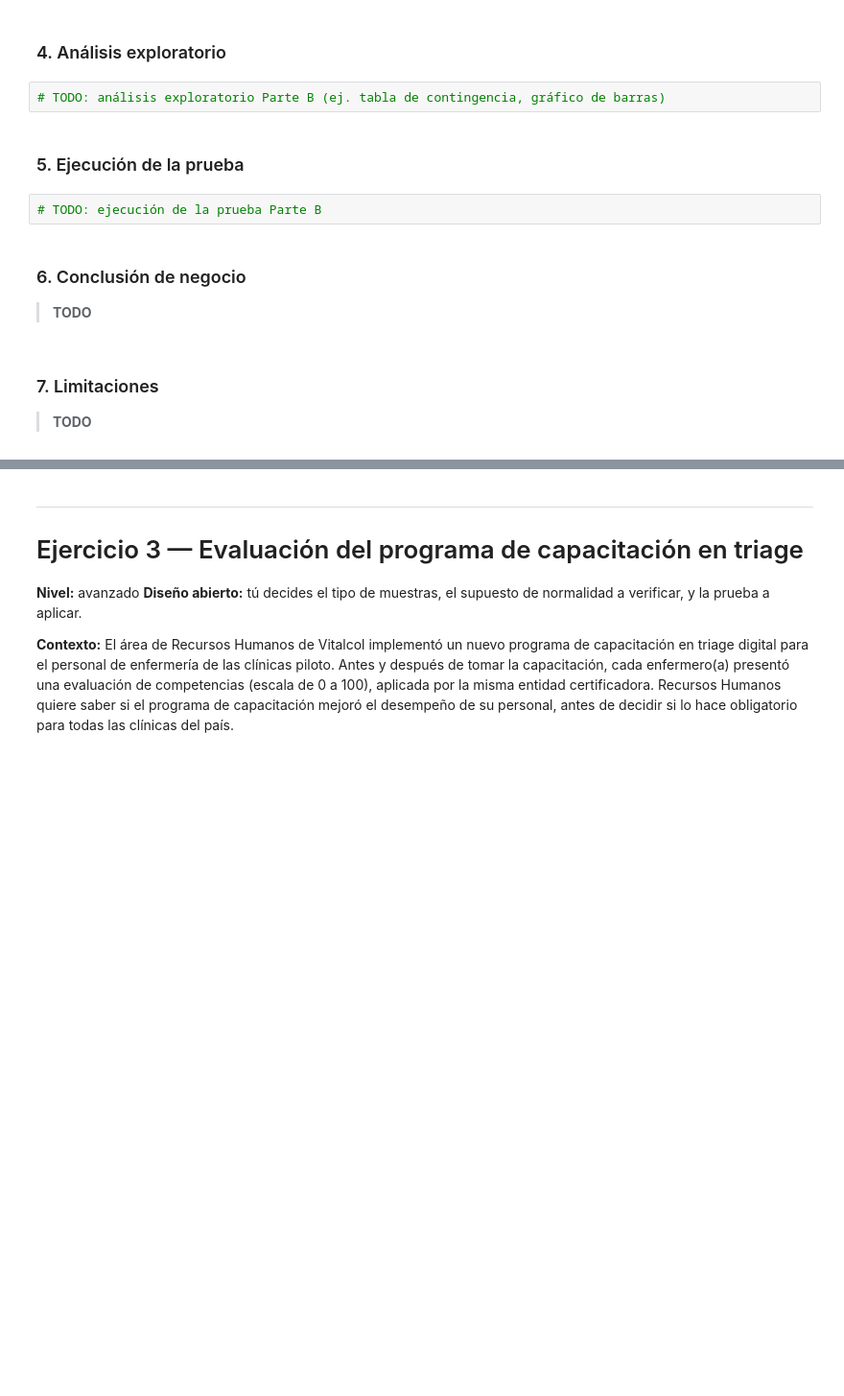
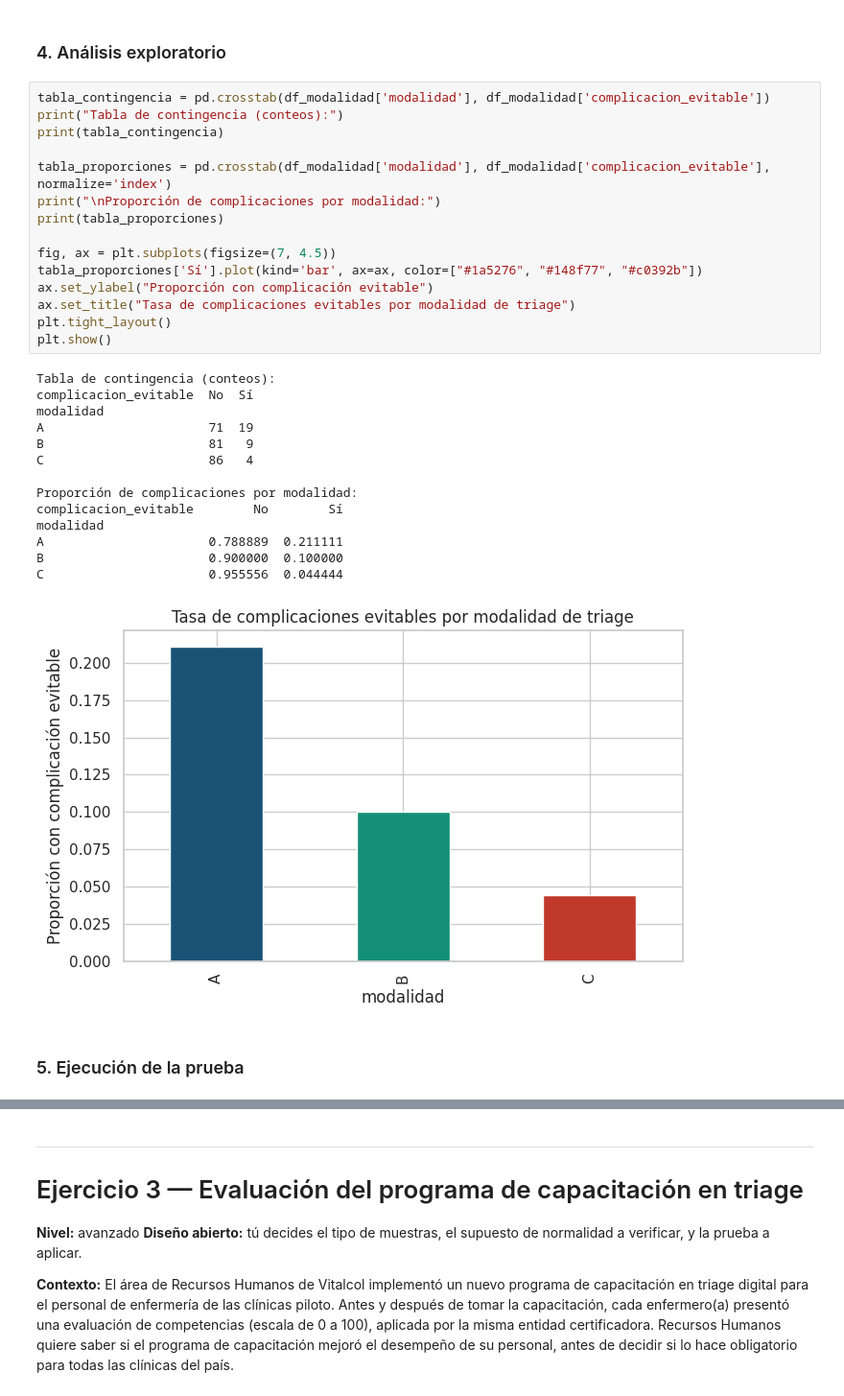
Before and after one commit to APES-M-JeissonS-JuanB/Sesion_3_Pruebas_de_hipotesis, a Jupyter notebook: Sanchez_Jeisson_y_Bogota_Juan_CasoEstudio_sesion3.ipynb, the cells around one changed output, grey strips where cells are left out. Shown at 96% size. Cells and saved outputs as stored; diff of their text form; blank space fills up the shorter version.

```diff
--- a/Sanchez_Jeisson_y_Bogota_Juan_CasoEstudio_sesion3.ipynb
+++ b/Sanchez_Jeisson_y_Bogota_Juan_CasoEstudio_sesion3.ipynb
@@ -306,16 +358,34 @@ Usa el DataFrame `df_modalidad`. ¿El tipo de modalidad está asociado con la oc
 # %% [markdown]
 ### 4. Análisis exploratorio
-# %%
-# TODO: análisis exploratorio Parte B (ej. tabla de contingencia, gráfico de barras)
+# %%
+tabla_contingencia = pd.crosstab(df_modalidad['modalidad'], df_modalidad['complicacion_evitable'])
+print("Tabla de contingencia (conteos):")
+print(tabla_contingencia)
+
+tabla_proporciones = pd.crosstab(df_modalidad['modalidad'], df_modalidad['complicacion_evitable'], normalize='index')
+print("\nProporción de complicaciones por modalidad:")
+print(tabla_proporciones)
+
+fig, ax = plt.subplots(figsize=(7, 4.5))
+tabla_proporciones['Sí'].plot(kind='bar', ax=ax, color=["#1a5276", "#148f77", "#c0392b"])
+ax.set_ylabel("Proporción con complicación evitable")
+ax.set_title("Tasa de complicaciones evitables por modalidad de triage")
+plt.tight_layout()
+plt.show()
+# %% [output]
+Tabla de contingencia (conteos):
+complicacion_evitable  No  Sí
+modalidad
+A                      71  19
+B                      81   9
+C                      86   4
+
+Proporción de complicaciones por modalidad:
+complicacion_evitable        No        Sí
+modalidad
+A                      0.788889  0.211111
+B                      0.900000  0.100000
+C                      0.955556  0.044444
+[figure, added]
 # %% [markdown]
 ### 5. Ejecución de la prueba
-# %%
-# TODO: ejecución de la prueba Parte B
-# %% [markdown]
-### 6. Conclusión de negocio
-
-> **TODO**
-# %% [markdown]
-### 7. Limitaciones
-
-> **TODO**
```
Also changed, not shown: parts of 27 cells of this notebook.
